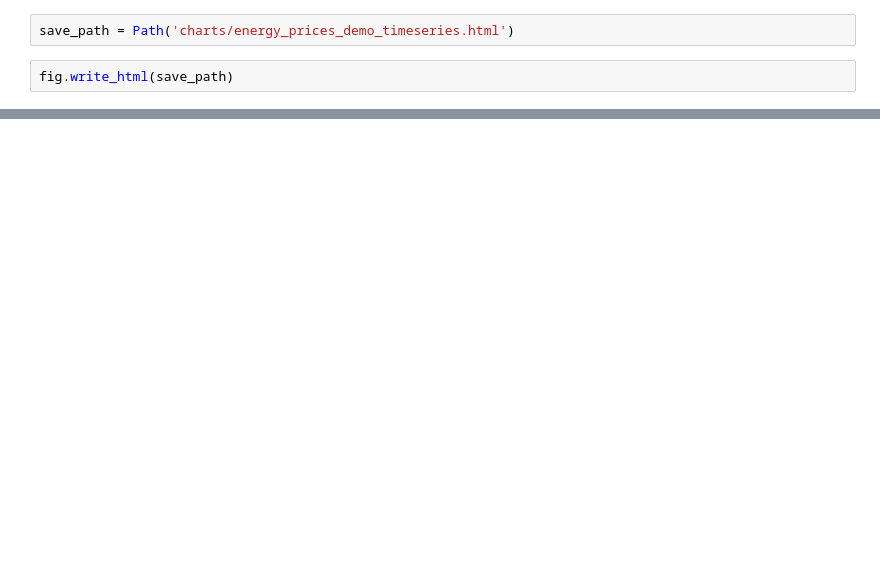
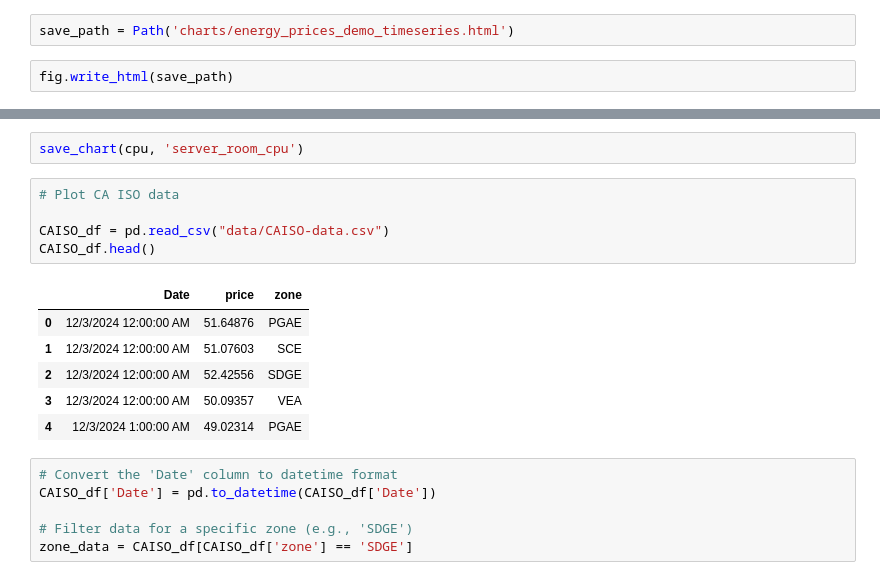
Before and after one commit to pndang/locbit-app, a Jupyter notebook: chart-maker.ipynb, the cells around one changed output, grey strips where cells are left out. Cells and saved outputs as stored; diff of their text form; blank space fills up the shorter version.

```diff
--- a/chart-maker.ipynb
+++ b/chart-maker.ipynb
@@ -148,0 +285,20 @@ fig.write_html(save_path)
+# %%
+save_chart(cpu, 'server_room_cpu')
+# %%
+# Plot CA ISO data
+
+CAISO_df = pd.read_csv("data/CAISO-data.csv")
+CAISO_df.head()
+# %% [output]
+|  | Date | price | zone |
+| 0 | 12/3/2024 12:00:00 AM | 51.64876 | PGAE |
+| 1 | 12/3/2024 12:00:00 AM | 51.07603 | SCE |
+| 2 | 12/3/2024 12:00:00 AM | 52.42556 | SDGE |
+| 3 | 12/3/2024 12:00:00 AM | 50.09357 | VEA |
+| 4 | 12/3/2024 1:00:00 AM | 49.02314 | PGAE |
+# %%
+# Convert the 'Date' column to datetime format
+CAISO_df['Date'] = pd.to_datetime(CAISO_df['Date'])
+
+# Filter data for a specific zone (e.g., 'SDGE')
+zone_data = CAISO_df[CAISO_df['zone'] == 'SDGE']
```
Also changed, not shown: parts of 12 cells of this notebook, 7 other files.
